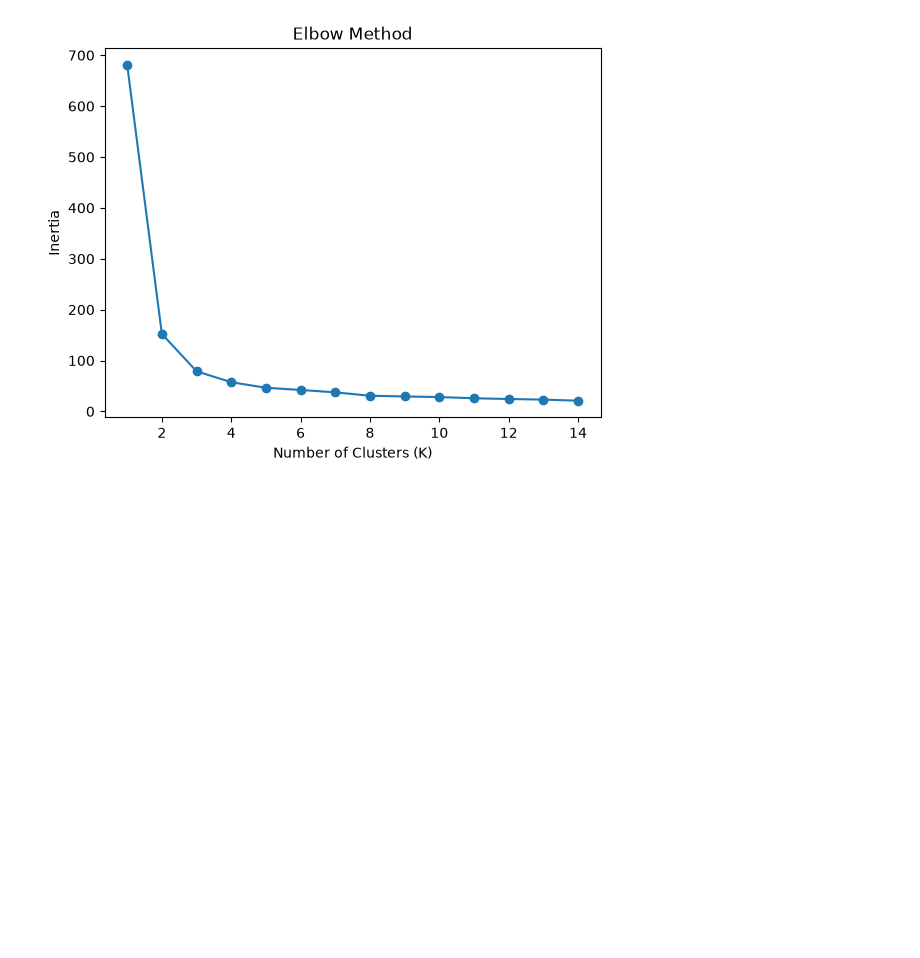
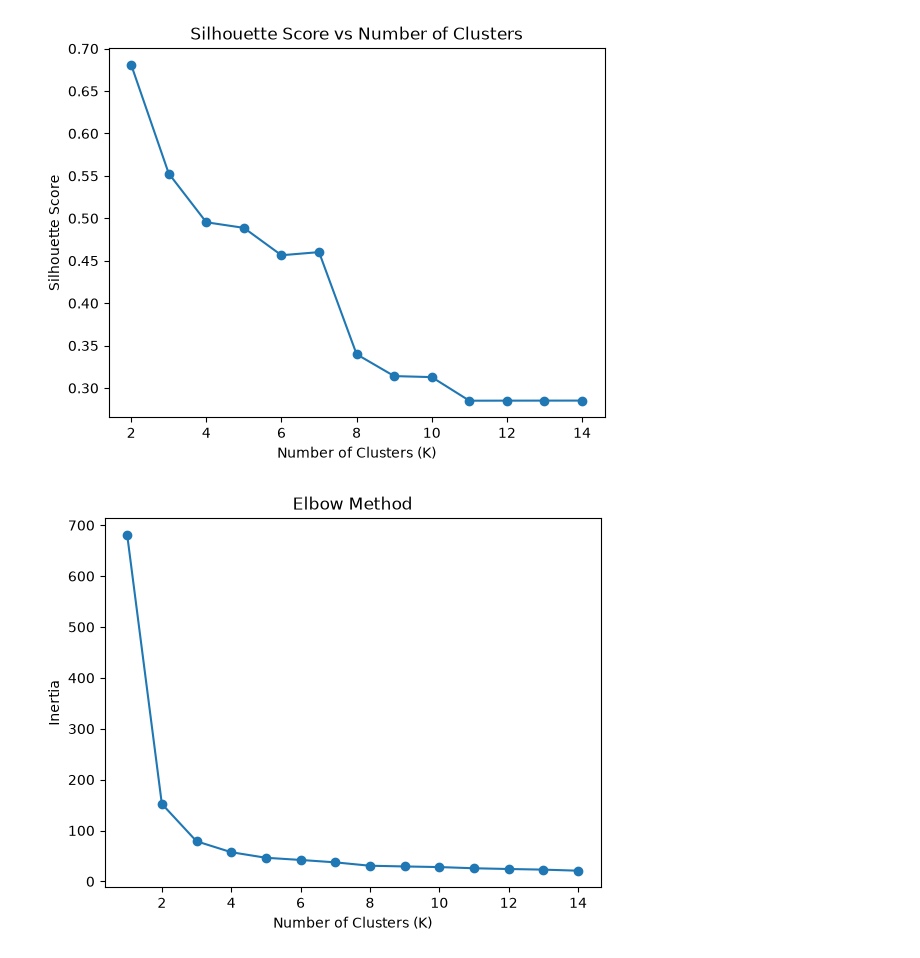
Before and after one commit to AMDSaifullahBaig/awesome-ai-lab, a Jupyter notebook: concepts/unsupervised_learning/001_kmeazns/kmeans.ipynb, the cells around one changed output. Cells and saved outputs as stored; diff of their text form; code cells hidden in the pictures; blank space fills up the shorter version.

```diff
--- a/concepts/unsupervised_learning/001_kmeazns/kmeans.ipynb
+++ b/concepts/unsupervised_learning/001_kmeazns/kmeans.ipynb
@@ -6,9 +7,23 @@ data=load_iris()
 x=data.data
 y=data.target
 inertia=[]
+score=[]
 for i in range(1,15):
     model=KMeans(n_clusters=i,random_state=50)
     model.fit(x)
     inertia.append(model.inertia_)
+    if i >= 2:
+        score.append(silhouette_score(x, model.labels_))
 l=model.labels_
+# %%
+import matplotlib.pyplot as plt
+plt.plot(range(2,15), score, marker="o")
+
+plt.xlabel("Number of Clusters (K)")
+plt.ylabel("Silhouette Score")
+plt.title("Silhouette Score vs Number of Clusters")
+
+plt.show()
+# %% [output]
+[figure, added]
 # %%
```
Also changed, not shown: parts of 2 cells of this notebook, 1 other file.
